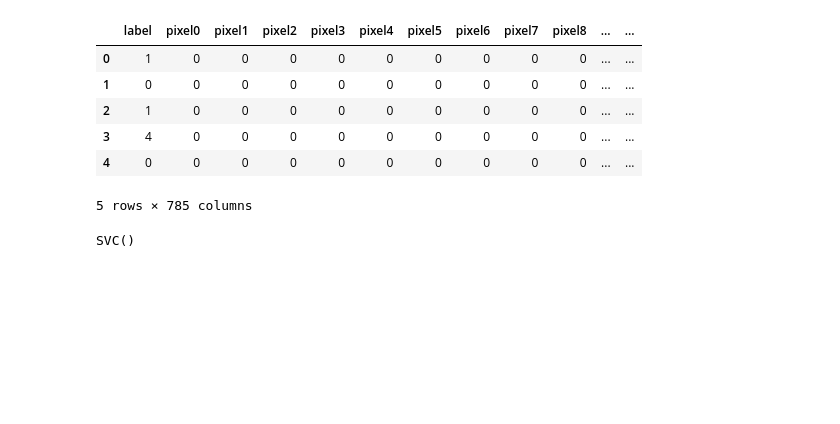
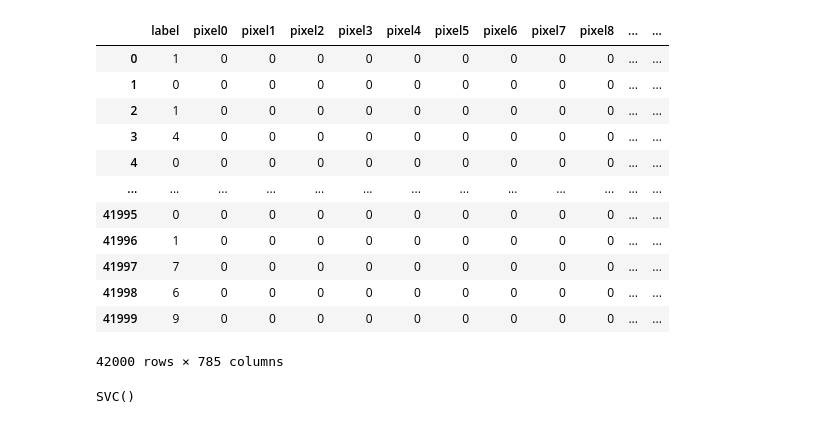
Before and after one commit to js3050/635_project1, a Jupyter notebook: SVC.ipynb, the cells around one changed output. Cells and saved outputs as stored; diff of their text form; code cells hidden in the pictures; blank space fills up the shorter version.

```diff
--- a/SVC.ipynb
+++ b/SVC.ipynb
@@ -7,15 +7,21 @@ from sklearn.model_selection import train_test_split
 # %%
 training_data = pd.read_csv("dataset/train.csv")
 # %%
-training_data.head()
+training_data
 # %% [output]
 |  | label | pixel0 | pixel1 | pixel2 | pixel3 | pixel4 | pixel5 | pixel6 | pixel7 | pixel8 | ... | ... |
 | 0 | 1 | 0 | 0 | 0 | 0 | 0 | 0 | 0 | 0 | 0 | ... | ... |
 | 1 | 0 | 0 | 0 | 0 | 0 | 0 | 0 | 0 | 0 | 0 | ... | ... |
 | 2 | 1 | 0 | 0 | 0 | 0 | 0 | 0 | 0 | 0 | 0 | ... | ... |
 | 3 | 4 | 0 | 0 | 0 | 0 | 0 | 0 | 0 | 0 | 0 | ... | ... |
 | 4 | 0 | 0 | 0 | 0 | 0 | 0 | 0 | 0 | 0 | 0 | ... | ... |
+| ... | ... | ... | ... | ... | ... | ... | ... | ... | ... | ... | ... | ... |
+| 41995 | 0 | 0 | 0 | 0 | 0 | 0 | 0 | 0 | 0 | 0 | ... | ... |
+| 41996 | 1 | 0 | 0 | 0 | 0 | 0 | 0 | 0 | 0 | 0 | ... | ... |
+| 41997 | 7 | 0 | 0 | 0 | 0 | 0 | 0 | 0 | 0 | 0 | ... | ... |
+| 41998 | 6 | 0 | 0 | 0 | 0 | 0 | 0 | 0 | 0 | 0 | ... | ... |
+| 41999 | 9 | 0 | 0 | 0 | 0 | 0 | 0 | 0 | 0 | 0 | ... | ... |
-5 rows × 785 columns
+42000 rows × 785 columns
 # %%
 Y = training_data['label']
 X = training_data.drop('label', axis=1)
```
Also changed, not shown: parts of 1 cell of this notebook, 4 other files.
